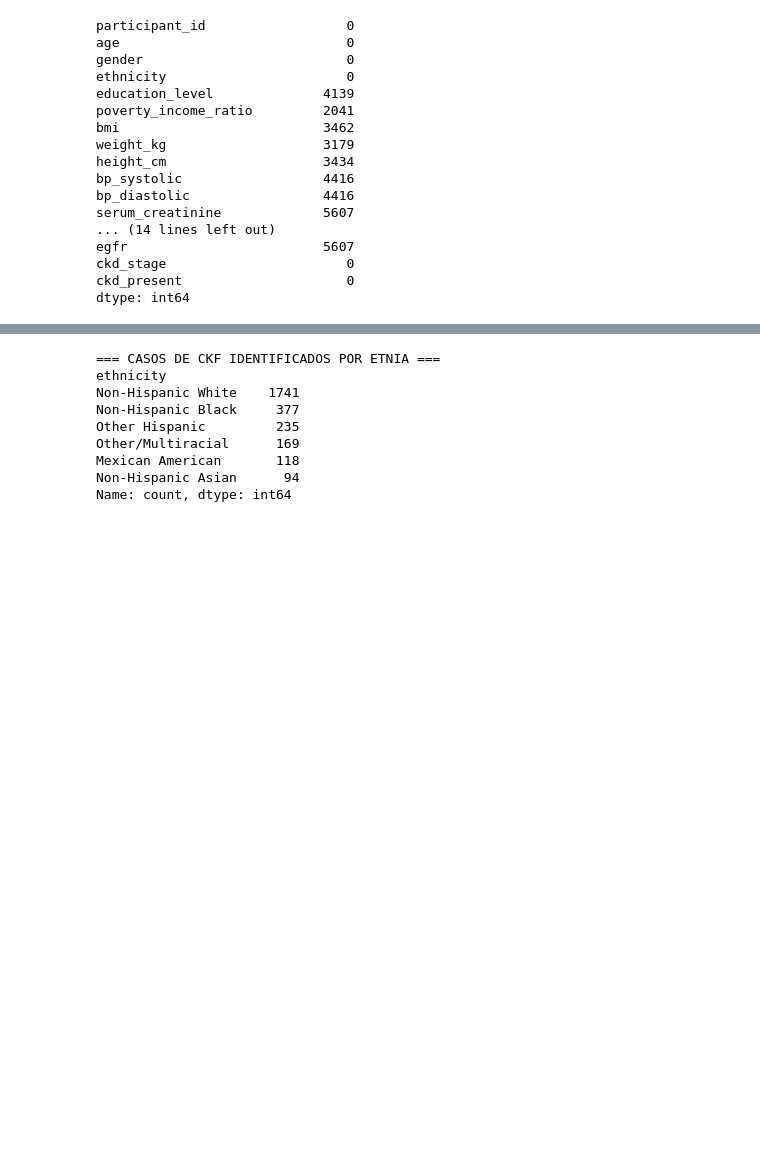
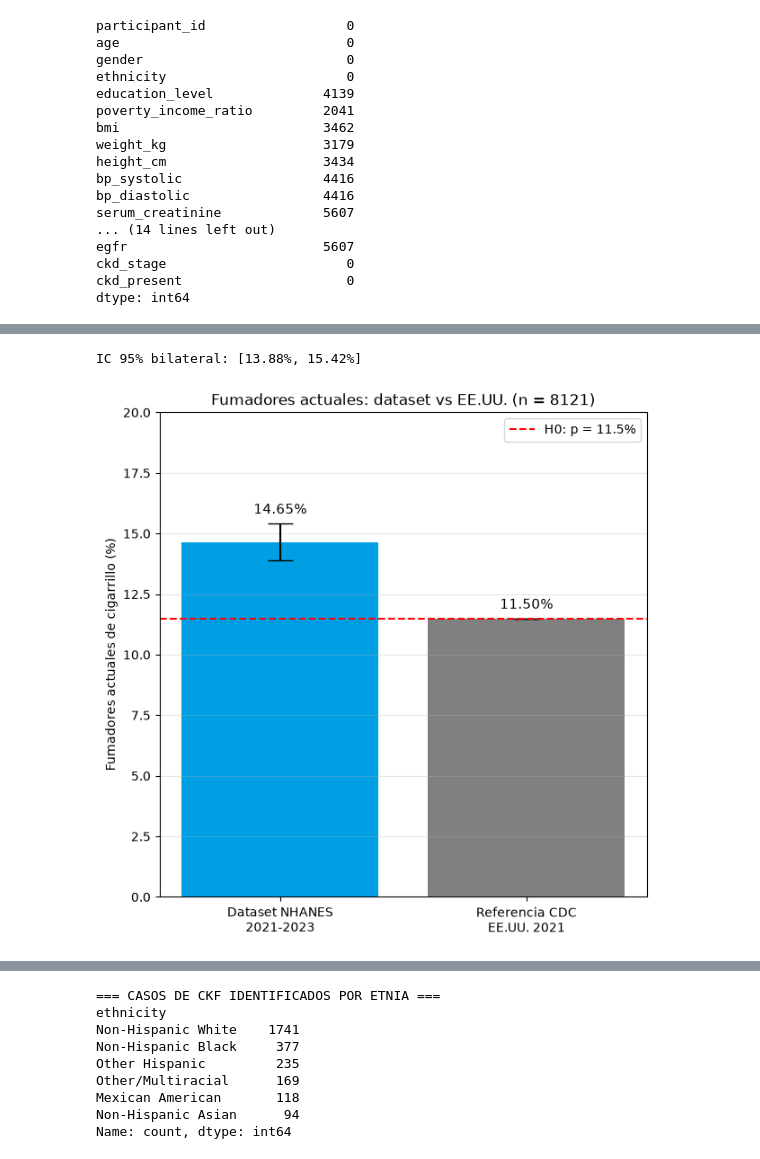
Before and after one commit to FranGonzalez354/TPE_fundamentos, a Jupyter notebook: CodeTPE.ipynb, the cells around one changed output, grey strips where cells are left out. Cells and saved outputs as stored; diff of their text form; code cells hidden in the pictures; blank space fills up the shorter version.

Commit message:
univariada fumadores lista

```diff
--- a/CodeTPE.ipynb
+++ b/CodeTPE.ipynb
@@ -321,0 +251,20 @@ data[["ethnicity", "ckd_present"]]
+# %%
+alpha = 0.05
+p0 = 0.115
+
+poblacion_observada = data[data["ever_smoked"].isin([1, 2])]
+n_total_observados = len(poblacion_observada)
+
+fumador = poblacion_observada["current_smoker"].isin([1, 2]).astype(int)
+total_fumadores_activos = fumador.sum()
+no_fumadores_total = n_total_observados - total_fumadores_activos
+
+proporcion_de_fumadores = fumador.mean()
+porcentaje_de_fumadores = proporcion_de_fumadores * 100
+
+print(f"Edad mínima de la población observada: {poblacion_observada['age'].min():.0f} años")
+print(f"Total de población adulta observada: {n_total_observados}")
+print(f"Total de fumadores activos: {total_fumadores_activos}")
+print(f"Total de personas que no fuman actualmente: {no_fumadores_total}")
+print(f"Porcentaje de fumadores activos: {porcentaje_de_fumadores:.2f}%")
+print(f"Porcentaje de referencia (CDC, EE.UU.): {p0 * 100:.1f}%")
@@ -321,0 +330,27 @@ data[["ethnicity", "ckd_present"]]
+# %%
+ic_bilateral = stats.ttest_1samp(fumador, popmean=p0).confidence_interval(confidence_level=0.95)
+error_inferior = (proporcion_de_fumadores - ic_bilateral.low) * 100
+error_superior = (ic_bilateral.high - proporcion_de_fumadores) * 100
+
+print(f"IC 95% bilateral: [{ic_bilateral.low * 100:.2f}%, {ic_bilateral.high * 100:.2f}%]")
+
+categorias = ["Dataset NHANES\n2021-2023", "Referencia CDC\nEE.UU. 2021"]
+valores = [porcentaje_de_fumadores, p0 * 100]
+
+plt.figure(figsize=(7, 7))
+plt.bar(categorias, valores, color=["#009FE4", "gray"],
+        yerr=[[error_inferior, 0], [error_superior, 0]], capsize=10)
+plt.axhline(p0 * 100, color="red", linestyle="--", label=f"H0: p = {p0 * 100:.1f}%")
+
+plt.text(0, porcentaje_de_fumadores + error_superior + 0.4, f"{porcentaje_de_fumadores:.2f}%", ha="center", fontsize=11)
+plt.text(1, p0 * 100 + 0.4, f"{p0 * 100:.2f}%", ha="center", fontsize=11)
+
+plt.ylabel("Fumadores actuales de cigarrillo (%)")
+plt.title(f"Fumadores actuales: dataset vs EE.UU. (n = {n_total_observados})")
+plt.ylim(0, 20)
+plt.legend()
+plt.grid(True, axis="y", alpha=0.3)
+plt.show()
+# %% [output]
+IC 95% bilateral: [13.88%, 15.42%]
+[figure, added]
```
Also changed, not shown: parts of 43 cells of this notebook, 1 other file.
